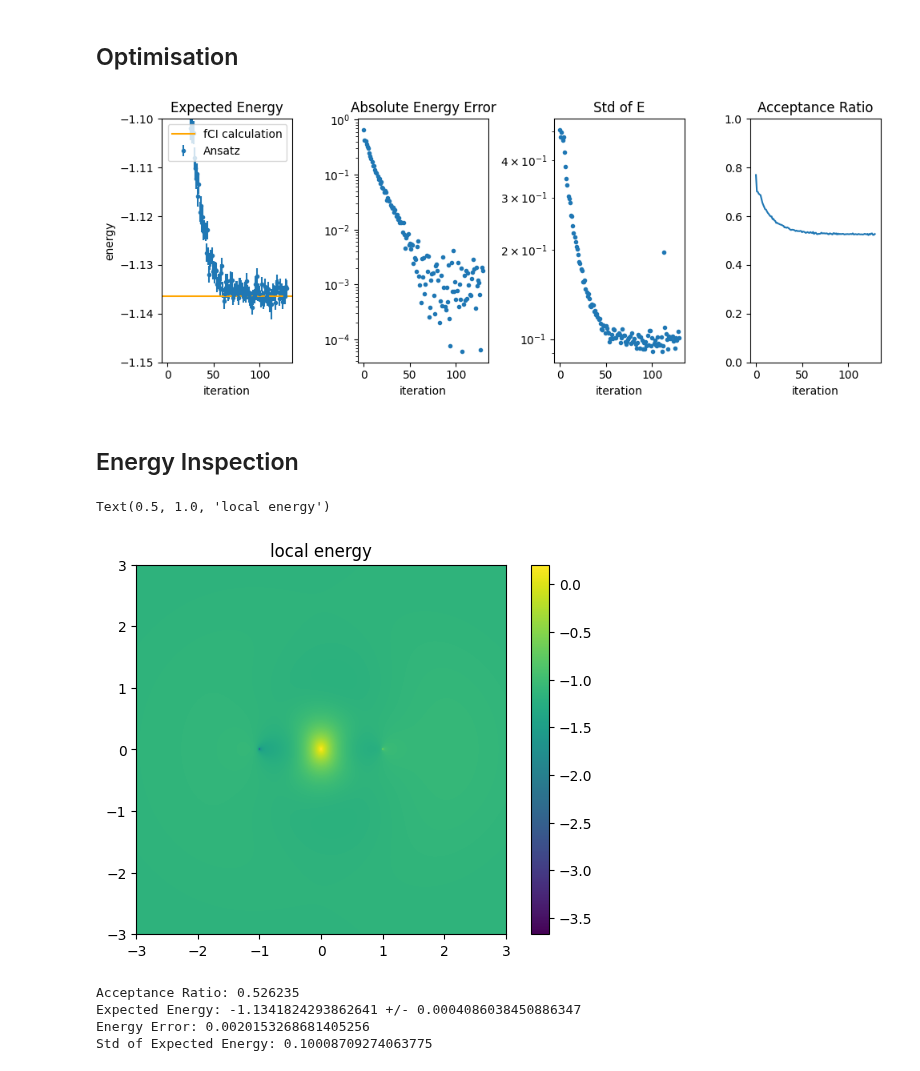
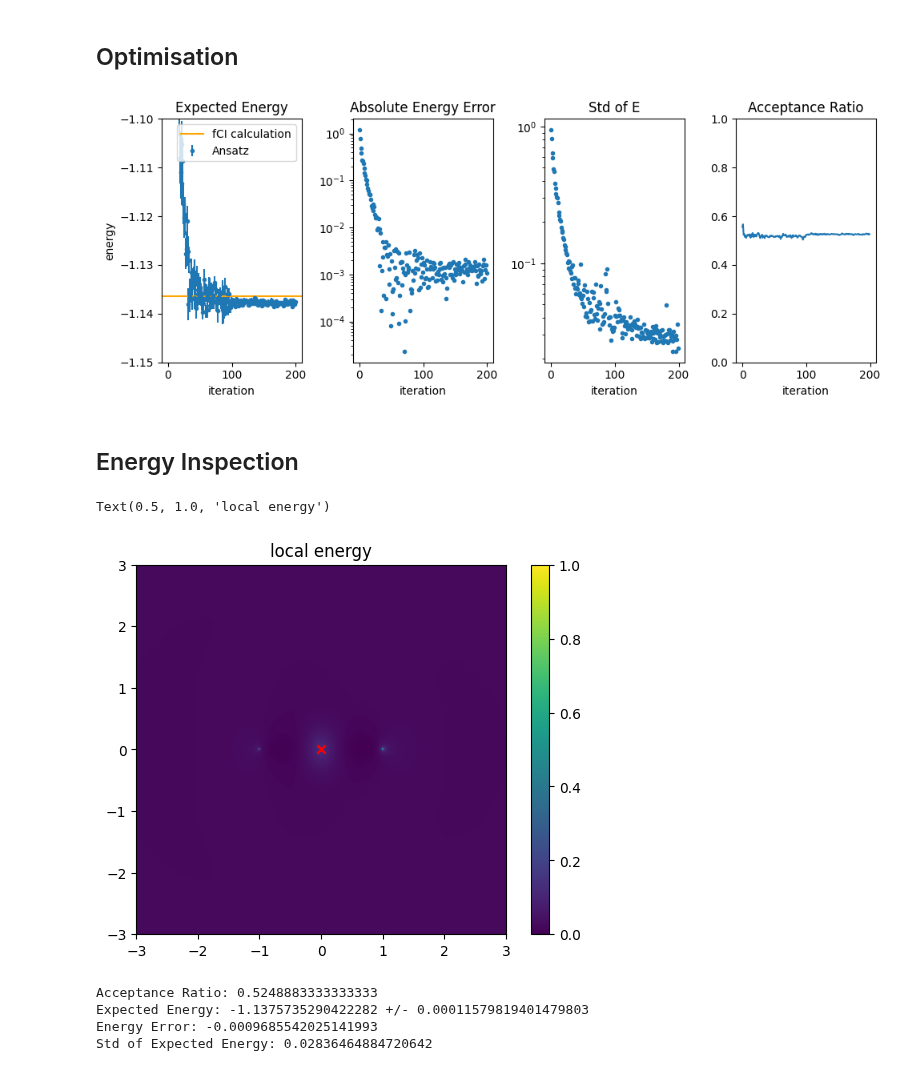
Before and after one commit to evanwonisch/NeuralQuantumStates, a Jupyter notebook: run/dihydrogen/dihydrogen_approx.ipynb, the cells around one changed output. Saved outputs shown, nothing was run; the diff lists cells and outputs as text; code cells hidden in the pictures.

```diff
--- a/run/dihydrogen/dihydrogen_approx.ipynb
+++ b/run/dihydrogen/dihydrogen_approx.ipynb
@@ -126,7 +126,7 @@ class Ansatz(module.wavefunctions.Wavefunction):
         key, key2 = jax.random.split(key)
         b = jax.random.normal(key)**2
 
-        nn_param = self.nn.init(key2, jnp.empty((4,)))
+        nn_param = self.nn.init(key2, jnp.empty((5,)))
 
         return {"alpha": a, "beta": b, "nn": nn_param}
 
@@ -140,8 +140,10 @@ class Ansatz(module.wavefunctions.Wavefunction):
         r2A = jnp.sqrt((x2_[:, 0] - dist/2)**2 + x2_[:, 1]**2 + x2_[:, 2]**2 + self.r_eps)
         r2B = jnp.sqrt((x2_[:, 0] + dist/2)**2 + x2_[:, 1]**2 + x2_[:, 2]**2 + self.r_eps)
 
-        coord = jnp.stack((r1A, r1B, r2A, r2B), axis = 1)
-        coord2 = jnp.stack((r2A, r2B, r1A, r1B), axis = 1)
+        dot = jnp.sum(x1_ * x2_, axis = -1)
+
+        coord = jnp.stack((r1A, r1B, r2A, r2B, dot), axis = 1)
+        coord2 = jnp.stack((r2A, r2B, r1A, r1B, dot), axis = 1)
 
         return self.nn.apply(parameters["nn"], coord) + self.nn.apply(parameters["nn"], coord2)
 
@@ -313,7 +327,7 @@ def calc_natural_grad(param, samples):
 stats = {"E":[], "dE":[], "ratio":[], "N_samples": []}
 param = ansatz.init_param(key)
 # %%
-N = 4000
+N = 8000
 epoch = 100
 
 # define
@@ -373,31 +387,32 @@ f.tight_layout()
 
 # n_param = sum(x.size for x in jax.tree_util.tree_leaves(param))
 # %% [output]
-[figure, old version]
+[figure, new version]
 # %% [markdown]
 ## Energy Inspection
 # %%
 N = 1000
 l = 3
 xs = jnp.linspace(-l, l, num = N)
 ys = jnp.linspace(-l, l, num = N)
 xss, yss = jnp.meshgrid(xs, ys)
 im = jnp.stack((xss, yss, jnp.ones_like(xss) * 0), axis = 2)
 
 e0pos = jnp.array([0.,0.,0.])
 
 ex = jnp.repeat(jnp.repeat(e0pos[jnp.newaxis, :], N, 0)[jnp.newaxis, :], N, 0)
 fullim = jnp.concatenate((im, ex), axis = 2)
 
 hloc = hamiltonian.calc_H_loc(ansatz, param,  fullim.reshape(-1, 6)).reshape(xss.shape)
 
 
 plt.imshow(hloc, extent = [-l, l, -l, l])
+plt.scatter(e0pos[0], e0pos[1], marker = "x", color = "r")
 plt.colorbar()
 plt.title("local energy")
 # %% [output]
 Text(0.5, 1.0, 'local energy')
-[figure, old version]
+[figure, new version]
 # %%
 N = 60000
 key, _ = jax.random.split(key)
@@ -408,10 +423,10 @@ print("Expected Energy:", jnp.mean(H_loc),"+/-", jnp.std(H_loc)/jnp.sqrt(N))
 print("Energy Error:", (jnp.mean(H_loc) - E_f)/jnp.abs(E_f))
 print("Std of Expected Energy:", jnp.std(H_loc))
 # %% [output]
-Acceptance Ratio: 0.526235
-Expected Energy: -1.1341824293862641 +/- 0.0004086038450886347
-Energy Error: 0.0020153268681405256
-Std of Expected Energy: 0.10008709274063775
+Acceptance Ratio: 0.5248883333333333
+Expected Energy: -1.1375735290422282 +/- 0.00011579819401479803
+Energy Error: -0.0009685542025141993
+Std of Expected Energy: 0.02836464884720642
 # %%
 plt.hist(H_loc, bins=200, density=True)
 plt.axvline(E_f, color = "C1")
```
Also changed, not shown: parts of 4 cells of this notebook, 4 other files.
